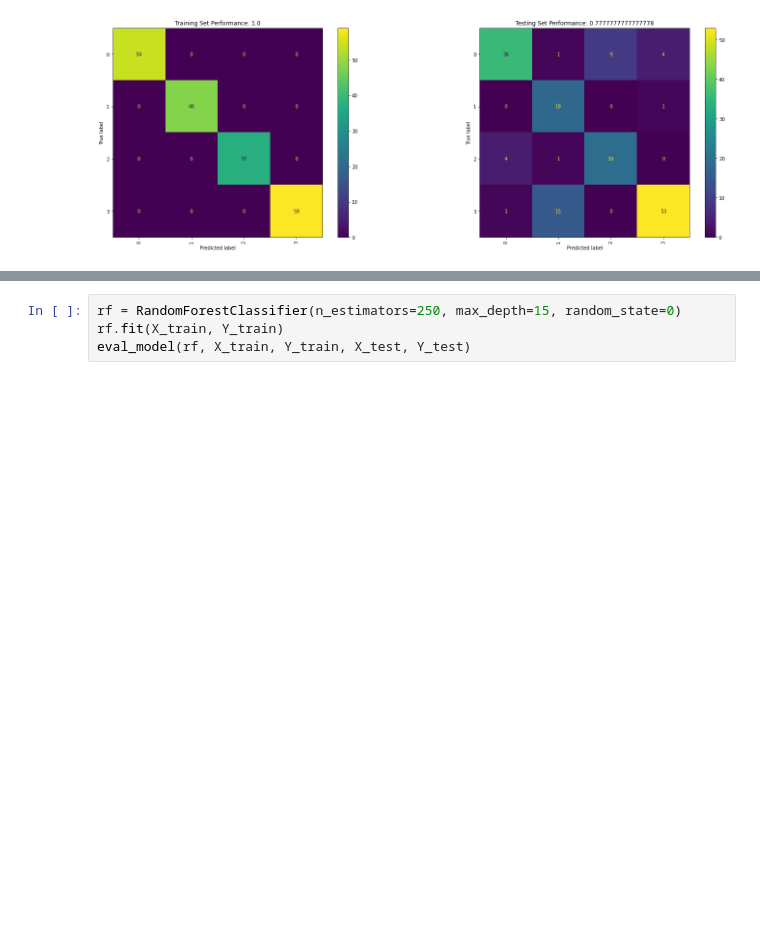
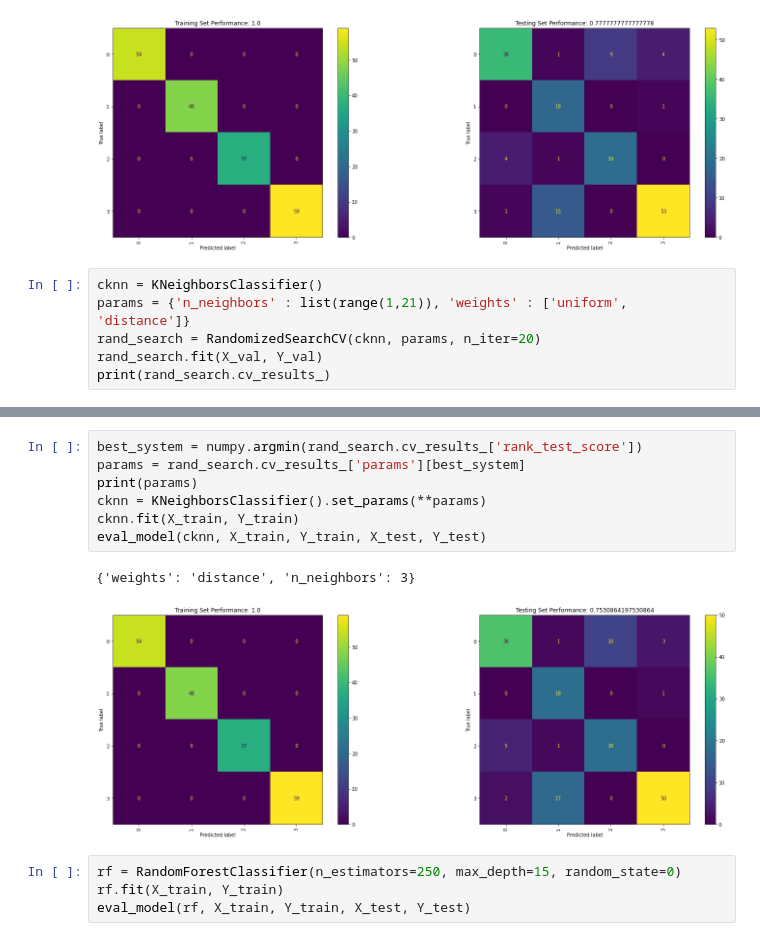
Before and after one commit to Sunthas515/420-1, a Jupyter notebook: Assessment 1A/Question2.ipynb, the cells around one changed output, grey strips where cells are left out. Cells and saved outputs as stored; diff of their text form; blank space fills up the shorter version.

```diff
--- a/Assessment 1A/Question2.ipynb
+++ b/Assessment 1A/Question2.ipynb
@@ -135,3 +171,9 @@ cknn.fit(X_train, Y_train)
 eval_model(cknn, X_train, Y_train, X_test, Y_test)
 # %% [output]
 [figure]
+# %%
+cknn = KNeighborsClassifier()
+params = {'n_neighbors' : list(range(1,21)), 'weights' : ['uniform', 'distance']}
+rand_search = RandomizedSearchCV(cknn, params, n_iter=20)
+rand_search.fit(X_val, Y_val)
+print(rand_search.cv_results_)
@@ -138,3 +198,13 @@ eval_model(cknn, X_train, Y_train, X_test, Y_test)
+# %%
+best_system = numpy.argmin(rand_search.cv_results_['rank_test_score'])
+params = rand_search.cv_results_['params'][best_system]
+print(params)
+cknn = KNeighborsClassifier().set_params(**params)
+cknn.fit(X_train, Y_train)
+eval_model(cknn, X_train, Y_train, X_test, Y_test)
+# %% [output]
+{'weights': 'distance', 'n_neighbors': 3}
+[figure, added]
 # %%
 rf = RandomForestClassifier(n_estimators=250, max_depth=15, random_state=0)
 rf.fit(X_train, Y_train)
```
Also changed, not shown: parts of 5 cells of this notebook.
